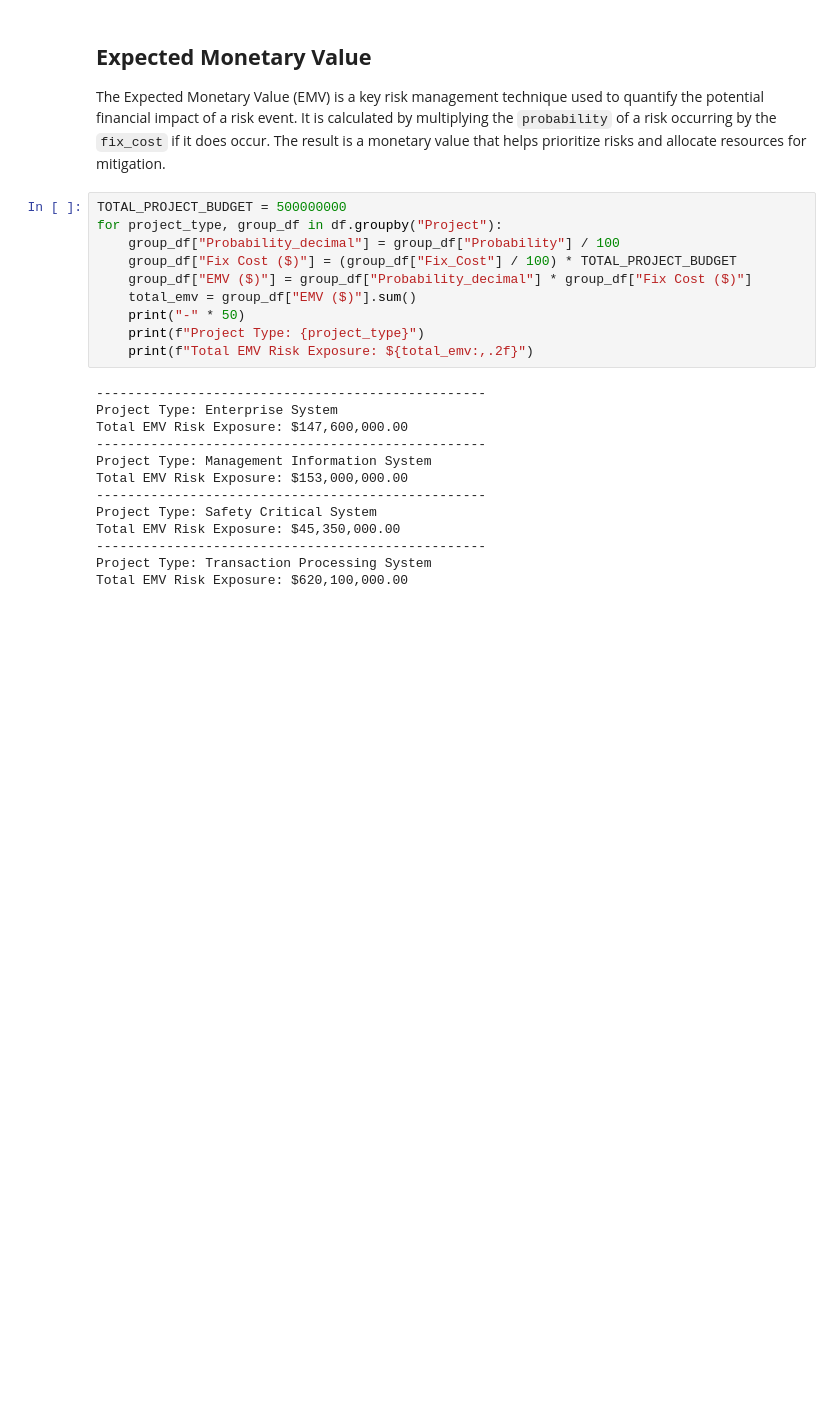
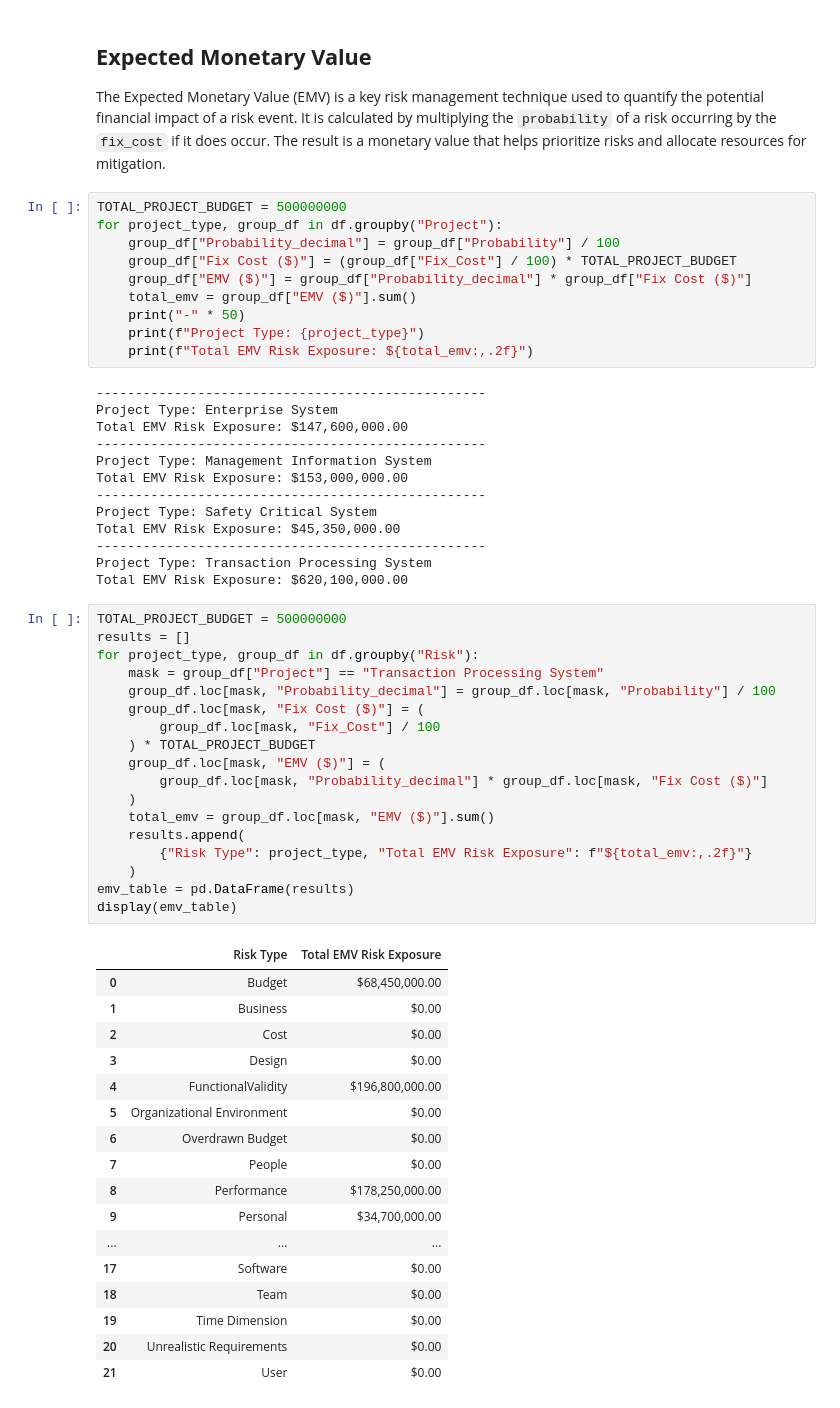
Before and after one commit to apostroef/SRS-risk-management, a Jupyter notebook: emv.ipynb, the cells around one changed output. Drawn from its saved outputs; the diff is of its cells as text; blank space fills up the shorter version.

```diff
--- a/emv.ipynb
+++ b/emv.ipynb
@@ -59,3 +59,39 @@ Total EMV Risk Exposure: $45,350,000.00
 --------------------------------------------------
 Project Type: Transaction Processing System
 Total EMV Risk Exposure: $620,100,000.00
+# %%
+TOTAL_PROJECT_BUDGET = 500000000
+results = []
+for project_type, group_df in df.groupby("Risk"):
+    mask = group_df["Project"] == "Transaction Processing System"
+    group_df.loc[mask, "Probability_decimal"] = group_df.loc[mask, "Probability"] / 100
+    group_df.loc[mask, "Fix Cost ($)"] = (
+        group_df.loc[mask, "Fix_Cost"] / 100
+    ) * TOTAL_PROJECT_BUDGET
+    group_df.loc[mask, "EMV ($)"] = (
+        group_df.loc[mask, "Probability_decimal"] * group_df.loc[mask, "Fix Cost ($)"]
+    )
+    total_emv = group_df.loc[mask, "EMV ($)"].sum()
+    results.append(
+        {"Risk Type": project_type, "Total EMV Risk Exposure": f"${total_emv:,.2f}"}
+    )
+emv_table = pd.DataFrame(results)
+display(emv_table)
+# %% [output]
+|  | Risk Type | Total EMV Risk Exposure |
+| 0 | Budget | $68,450,000.00 |
+| 1 | Business | $0.00 |
+| 2 | Cost | $0.00 |
+| 3 | Design | $0.00 |
+| 4 | FunctionalValidity | $196,800,000.00 |
+| 5 | Organizational Environment | $0.00 |
+| 6 | Overdrawn Budget | $0.00 |
+| 7 | People | $0.00 |
+| 8 | Performance | $178,250,000.00 |
+| 9 | Personal | $34,700,000.00 |
+| ... | ... | ... |
+| 17 | Software | $0.00 |
+| 18 | Team | $0.00 |
+| 19 | Time Dimension | $0.00 |
+| 20 | Unrealistic Requirements | $0.00 |
+| 21 | User | $0.00 |
```
Also changed, not shown: parts of 1 cell of this notebook, 1 other file.
